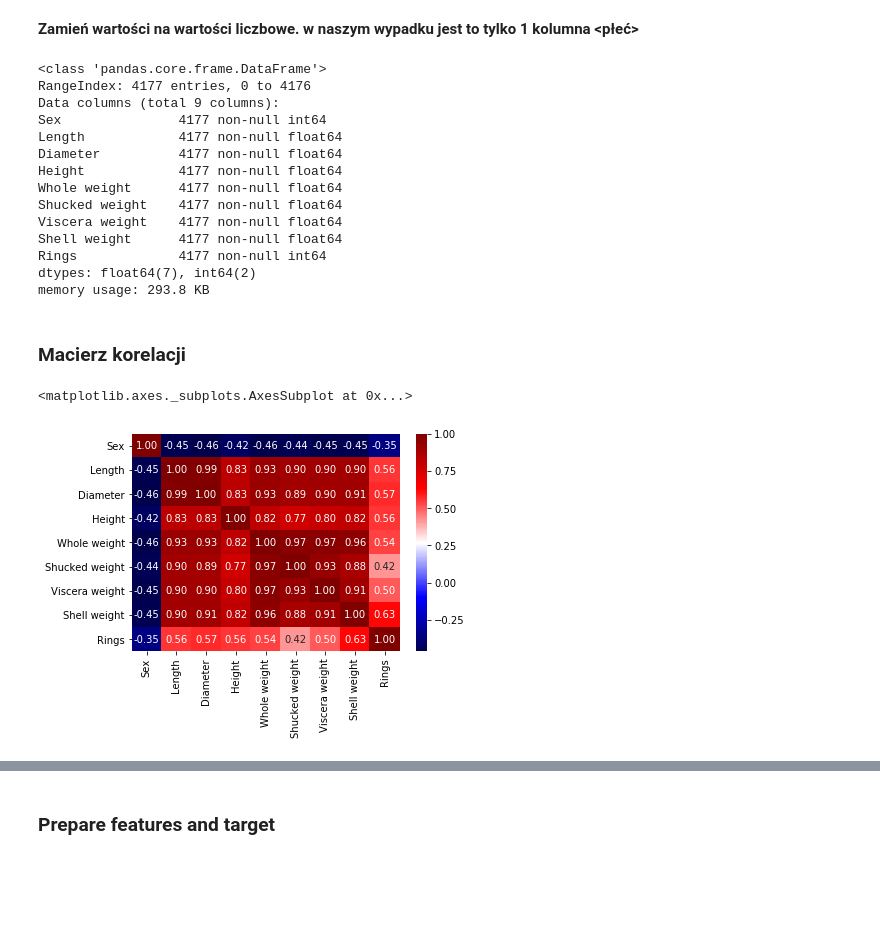
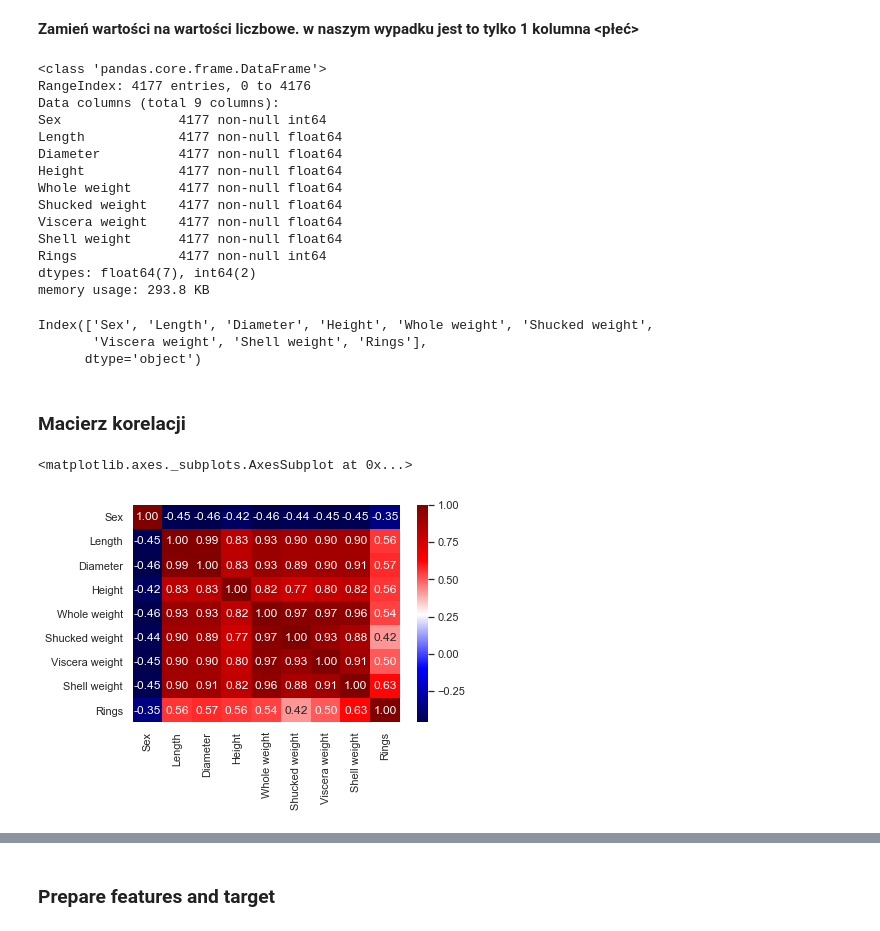
Before and after one commit to PatrykKerlin/jdsz2-wenus, a Jupyter notebook: projekt_ML/Projekt_ML.ipynb, the cells around one changed output, grey strips where cells are left out. Cells and saved outputs as stored; diff of their text form; code cells hidden in the pictures; blank space fills up the shorter version.

```diff
--- a/projekt_ML/Projekt_ML.ipynb
+++ b/projekt_ML/Projekt_ML.ipynb
@@ -59,6 +75,7 @@ memory usage: 293.8+ KB
 df['Sex'].replace({'I': 2, 'F': 1, 'M': 0},inplace = True)
 # %%
 df.info()
+df.keys()
 # %% [output]
 <class 'pandas.core.frame.DataFrame'>
 RangeIndex: 4177 entries, 0 to 4176
@@ -74,10 +91,14 @@ Shell weight      4177 non-null float64
 Rings             4177 non-null int64
 dtypes: float64(7), int64(2)
 memory usage: 293.8 KB
+Index(['Sex', 'Length', 'Diameter', 'Height', 'Whole weight', 'Shucked weight',
+       'Viscera weight', 'Shell weight', 'Rings'],
+      dtype='object')
 # %% [markdown]
 ### Macierz korelacji
 # %%
+sns.set()
 sns.heatmap(df.corr(), cmap = 'seismic', annot=True, fmt=".2f")
 # %% [output]
 <matplotlib.axes._subplots.AxesSubplot at 0x...>
-[figure, old version]
+[figure, new version]
```
Also changed, not shown: parts of 20 cells of this notebook.
